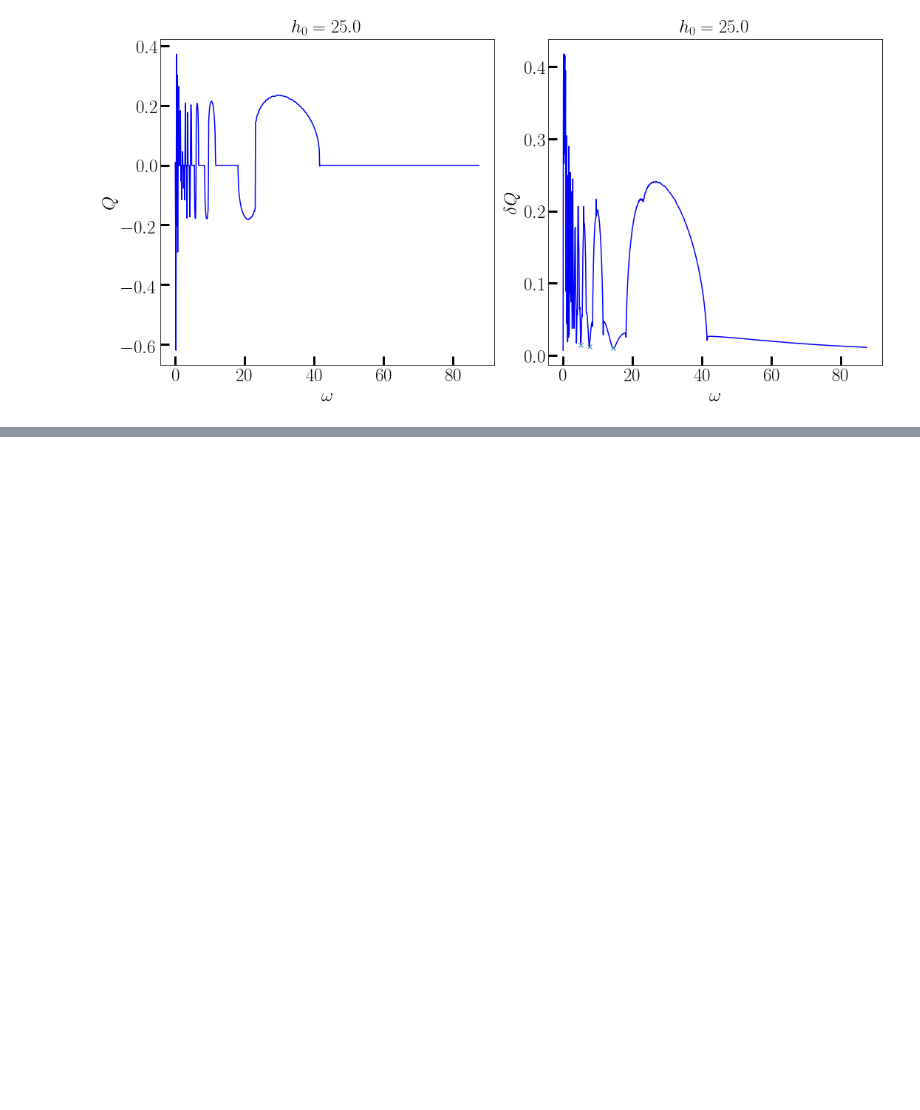
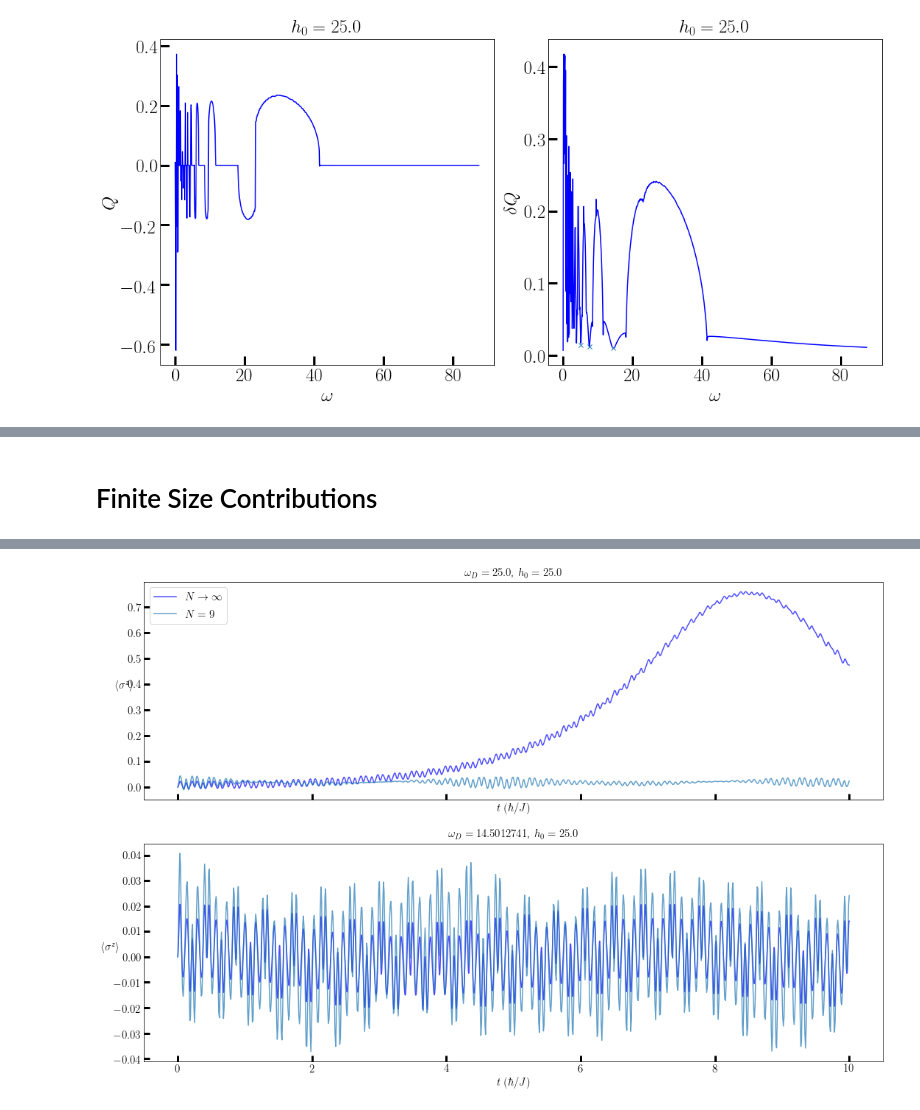
Before and after one commit to deyh2020/periodic_lipkin, a Jupyter notebook: lipkin.ipynb, the cells around one changed output, grey strips where cells are left out. Drawn from its saved outputs; the diff is of its cells as text; code cells hidden in the pictures; blank space fills up the shorter version.

```diff
--- a/lipkin.ipynb
+++ b/lipkin.ipynb
@@ -300,0 +278,78 @@ plt.plot()
+# %% [markdown]
+# Finite Size Contributions
+# %%
+import numpy as np
+from numpy.linalg import multi_dot, norm, eig
+from odeintw import odeintw
+from scipy.signal import find_peaks
+
+import curie_weiss_periodic as cp
+
+%matplotlib inline
+import matplotlib.pyplot as plt
+from matplotlib import rc
+rc('text', usetex=True)
+
+fs = 15
+pheightmin = 5
+
+sx = np.array([[0, 1],[ 1, 0]])
+sy = np.array([[0, -1j],[1j, 0]])
+sz = np.array([[1, 0],[0, -1]])
+
+t = np.linspace(0, 10, 10000)
+t_exact = np.linspace(0, 10, 1000)
+
+h0 = 25.0
+finite_sizes = 9
+omegas = [h0, 14.5012741]
+fig, axs = plt.subplots(len(omegas), 1, sharex='col', figsize=(18,12))
+
+def mf_jac (psi, t, h0, omega):
+    sx_mf = multi_dot([psi.conjugate(), sx, psi])
+    jac = (1j) * (sx_mf * sx + h0 * np.cos(omega *t)* sz)
+    return jac
+
+def mf_func (psi, t, h0, omega):
+    return np.dot(mf_jac(psi, t, h0, omega), psi)
+
+def tls_jac (psi, t, h0, omega):
+    jac = (1j) * (sx + h0 * np.cos(omega *t)* sz)
+    return jac
+
+def tls_func (psi, t, h0, omega):
+    return np.dot(tls_jac(psi, t, h0, omega), psi)
+
+#Exact Diagonalization of finite sizes
+def exact_dynamics(p):
+    h = cp.Hamiltonian(p)
+    initstate =  np.ones(2**p.lattice_size, dtype="float64")/np.sqrt(2**p.lattice_size)
+    return cp.run_dyn(p, initstate)
+
+#Start from eigenstate of sx
+evals, evecs = eig((1j) * tls_jac(None, 0.0, 0.0, 0.0))
+psi0 = evecs[:,np.argmin(evals)].copy()
+
+for i, w in enumerate(omegas):
+    # Set up the inputs and call odeintw to solve the mean field system.
+    sol_mf = odeintw(mf_func, psi0, t, args=(h0, w), Dfun=mf_jac)
+    #calculate expectation values
+    mz_mf = np.einsum("ij,jk,ik->i", sol_mf.conjugate(), sz, sol_mf)
+    print("Mean Field Solution Completed.")
+
+    axs[i].set_title(r"$\omega_D = {}$, ".format(w) + r"$h_0 = {}$ ".format(h0), fontsize=fs)
+    axs[i].set_xlabel(r'$t\;(\hbar/J)$',fontsize=fs)
+    axs[i].set_ylabel(r'$\langle\sigma^z\rangle$',fontsize=fs, rotation=0)
+    axs[i].tick_params(direction='in', length=8, width=3, labelsize=fs)
+    axs[i].plot(t, mz_mf.real, 'b', label = r"$N\to\infty$", alpha=0.7)
+    print("Running Finite Size Exact Dynamics for h0 = %f and omega = %f:"%(h0, w))
+    n = finite_sizes
+    J = np.ones(n**2).reshape(n,n) * 2.0 / (n-1)
+    # Set up the inputs and call curie_weiss_periodic to solve the exact system.
+    p = cp.ParamData(hopmat = J, lattice_size=n, omega=w, times=t_exact, hx=0.0, hy=0.0, hz=-h0, jx=-1.0, jy=0.0, jz=0.0)
+    ed_data = exact_dynamics(p)
+    print("Exact Solution for N = %d Completed." % n)
+    axs[i].plot(t_exact, np.real(ed_data["sz"]), label = r"$N = %d$" % n, alpha=0.7)
+
+legend0 = axs[0].legend(prop={'size': fs})
+# %% [output]
@@ -300,0 +366 @@ plt.plot()
+[figure, added]
```
Also changed, not shown: parts of 5 cells of this notebook.
